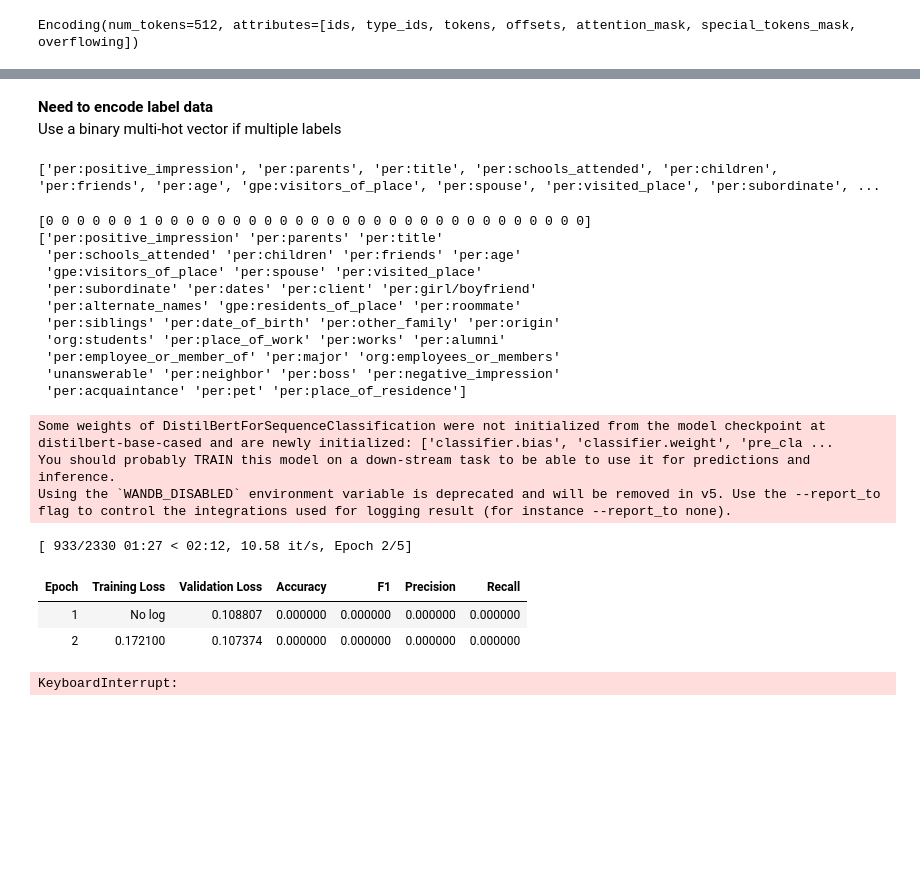
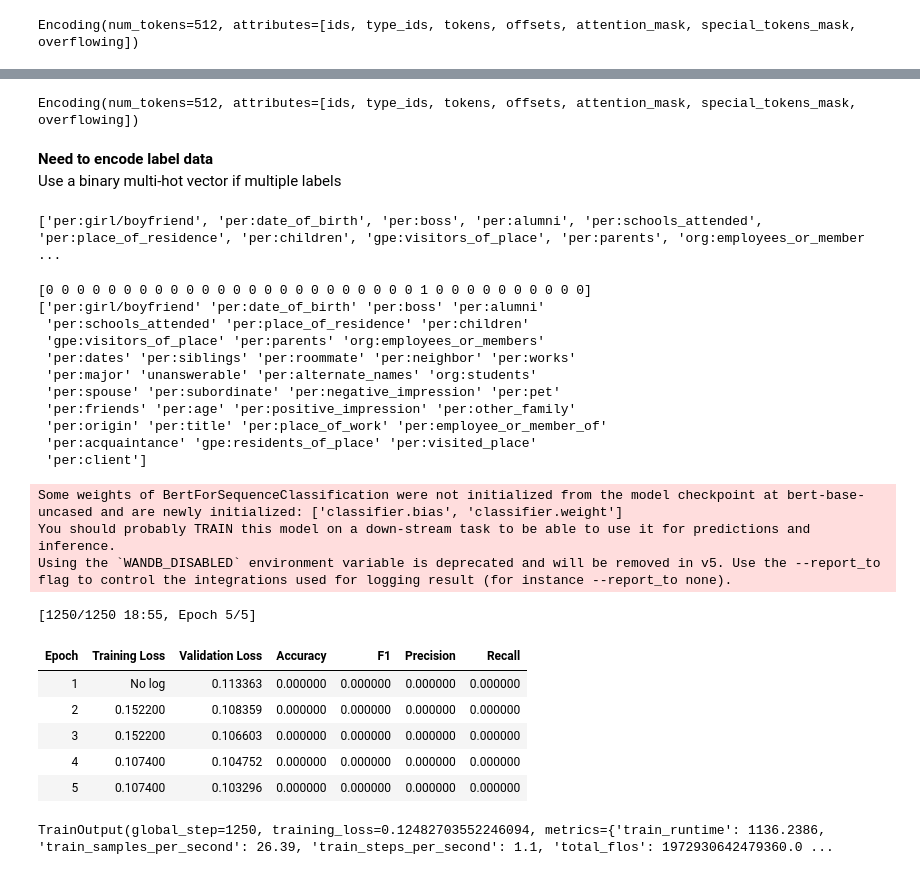
Before and after one commit to Mozzer2310/text-mining-cwk, a Jupyter notebook: bert-experiments.ipynb, the cells around one changed output, grey strips where cells are left out. Cells and saved outputs as stored; diff of their text form; code cells hidden in the pictures; blank space fills up the shorter version.

```diff
--- a/bert-experiments.ipynb
+++ b/bert-experiments.ipynb
@@ -65,7 +60,7 @@ import re
 from transformers import AutoTokenizer
 # %%
 # Initialize tokenizer
-tokenizer = AutoTokenizer.from_pretrained("distilbert-base-cased")
+tokenizer = AutoTokenizer.from_pretrained("bert-base-uncased")
 # %%
 def add_tokens(example, add_triggers=True):
     """Converts datapoint to a list of tuples containing dialog with separated entities and their relation"""
@@ -93,5 +88,6 @@ def add_tokens(example, add_triggers=True):
 
     return data, relation_labels
 # %%
-add_tokens(dataset['test'][0])
+data, labels = add_tokens(dataset['test'][0])
+print(data, labels)
 # %% [output]
@@ -138,3 +117,15 @@ print(tokenizer.decode(test_encodings[0].ids))
+# %%
+train_data = []
+train_relation_labels = []
+for datapoint in dataset['train']:
+    data, relation_labels = add_tokens(datapoint)
+    train_data.extend(data)
+    train_relation_labels.extend(relation_labels)
+
+train_encodings = tokenizer(train_data, padding="max_length", truncation=True)
+print(train_encodings[0])
+# %% [output]
+Encoding(num_tokens=512, attributes=[ids, type_ids, tokens, offsets, attention_mask, special_tokens_mask, overflowing])
 # %% [markdown]
 **Need to encode label data**
 Use a binary multi-hot vector if multiple labels
@@ -156,24 +147,25 @@ print(all_labels)
 mlb = MultiLabelBinarizer(classes=all_labels)
 
 # Fit and transform the labels
-encoded_labels = mlb.fit_transform(test_relation_labels)
+encoded_test_labels = mlb.fit_transform(test_relation_labels)
+encoded_train_labels = mlb.fit_transform(train_relation_labels)
 # %% [output]
-['per:positive_impression', 'per:parents', 'per:title', 'per:schools_attended', 'per:children', 'per:friends', 'per:age', 'gpe:visitors_of_place', 'per:spouse', 'per:visited_place', 'per:subordinate', ...
+['per:girl/boyfriend', 'per:date_of_birth', 'per:boss', 'per:alumni', 'per:schools_attended', 'per:place_of_residence', 'per:children', 'gpe:visitors_of_place', 'per:parents', 'org:employees_or_member ...
 # %%
-print(encoded_labels[0])
+print(encoded_test_labels[0])
 print(mlb.classes_)
 # %% [output]
-[0 0 0 0 0 0 1 0 0 0 0 0 0 0 0 0 0 0 0 0 0 0 0 0 0 0 0 0 0 0 0 0 0 0 0]
-['per:positive_impression' 'per:parents' 'per:title'
- 'per:schools_attended' 'per:children' 'per:friends' 'per:age'
- 'gpe:visitors_of_place' 'per:spouse' 'per:visited_place'
- 'per:subordinate' 'per:dates' 'per:client' 'per:girl/boyfriend'
- 'per:alternate_names' 'gpe:residents_of_place' 'per:roommate'
- 'per:siblings' 'per:date_of_birth' 'per:other_family' 'per:origin'
- 'org:students' 'per:place_of_work' 'per:works' 'per:alumni'
- 'per:employee_or_member_of' 'per:major' 'org:employees_or_members'
- 'unanswerable' 'per:neighbor' 'per:boss' 'per:negative_impression'
- 'per:acquaintance' 'per:pet' 'per:place_of_residence']
+[0 0 0 0 0 0 0 0 0 0 0 0 0 0 0 0 0 0 0 0 0 0 0 0 1 0 0 0 0 0 0 0 0 0 0]
+['per:girl/boyfriend' 'per:date_of_birth' 'per:boss' 'per:alumni'
+ 'per:schools_attended' 'per:place_of_residence' 'per:children'
+ 'gpe:visitors_of_place' 'per:parents' 'org:employees_or_members'
+ 'per:dates' 'per:siblings' 'per:roommate' 'per:neighbor' 'per:works'
+ 'per:major' 'unanswerable' 'per:alternate_names' 'org:students'
+ 'per:spouse' 'per:subordinate' 'per:negative_impression' 'per:pet'
+ 'per:friends' 'per:age' 'per:positive_impression' 'per:other_family'
+ 'per:origin' 'per:title' 'per:place_of_work' 'per:employee_or_member_of'
+ 'per:acquaintance' 'gpe:residents_of_place' 'per:visited_place'
+ 'per:client']
 # %%
 import torch
 import numpy as np
@@ -215,10 +207,10 @@ class MultiLabelDataset(Dataset):
         }
 
 # Prepare dataset
-dataset = MultiLabelDataset(test_data, encoded_labels, tokenizer)
+dataset2 = MultiLabelDataset(train_data, encoded_train_labels, tokenizer)
 
 # Initialize BERT model for multi-label classification
-model = AutoModelForSequenceClassification.from_pretrained("distilbert-base-cased", num_labels=len(all_labels))
+model = AutoModelForSequenceClassification.from_pretrained("bert-base-uncased", num_labels=len(all_labels))
 
 # Custom metrics function for evaluation
 def compute_metrics(eval_pred):
@@ -232,41 +224,44 @@ def compute_metrics(eval_pred):
         "accuracy": acc,
         "f1": f1,
         "precision": precision,
         "recall": recall
     }
 
 # Training arguments
 training_args = TrainingArguments(
     output_dir="./bert_multilabel",
     evaluation_strategy="epoch",
     save_strategy="epoch",
-    learning_rate=2e-5,
-    per_device_train_batch_size=4,
-    per_device_eval_batch_size=4,
-    num_train_epochs=5,
+    learning_rate=3e-5,
+    per_device_train_batch_size=24,
+    per_device_eval_batch_size=24,
+    num_train_epochs=5, # 20 epochs
     weight_decay=0.01,
     load_best_model_at_end=True,
     metric_for_best_model="f1",
     greater_is_better=True
 )
 
 # Initialize Trainer
 trainer = Trainer(
     model=model,
     args=training_args,
-    train_dataset=dataset,
-    eval_dataset=dataset,
+    train_dataset=dataset2,
+    eval_dataset=dataset2,
     compute_metrics=compute_metrics
 )
 
 # Train the model
 trainer.train()
 # %% [output]
-Some weights of DistilBertForSequenceClassification were not initialized from the model checkpoint at distilbert-base-cased and are newly initialized: ['classifier.bias', 'classifier.weight', 'pre_cla ...
+Some weights of BertForSequenceClassification were not initialized from the model checkpoint at bert-base-uncased and are newly initialized: ['classifier.bias', 'classifier.weight']
 You should probably TRAIN this model on a down-stream task to be able to use it for predictions and inference.
 Using the `WANDB_DISABLED` environment variable is deprecated and will be removed in v5. Use the --report_to flag to control the integrations used for logging result (for instance --report_to none).
-[ 933/2330 01:27 < 02:12, 10.58 it/s, Epoch 2/5]
+[1250/1250 18:55, Epoch 5/5]
 | Epoch | Training Loss | Validation Loss | Accuracy | F1 | Precision | Recall |
-| 1 | No log | 0.108807 | 0.000000 | 0.000000 | 0.000000 | 0.000000 |
-| 2 | 0.172100 | 0.107374 | 0.000000 | 0.000000 | 0.000000 | 0.000000 |
+| 1 | No log | 0.113363 | 0.000000 | 0.000000 | 0.000000 | 0.000000 |
+| 2 | 0.152200 | 0.108359 | 0.000000 | 0.000000 | 0.000000 | 0.000000 |
+| 3 | 0.152200 | 0.106603 | 0.000000 | 0.000000 | 0.000000 | 0.000000 |
+| 4 | 0.107400 | 0.104752 | 0.000000 | 0.000000 | 0.000000 | 0.000000 |
+| 5 | 0.107400 | 0.103296 | 0.000000 | 0.000000 | 0.000000 | 0.000000 |
-KeyboardInterrupt:
+TrainOutput(global_step=1250, training_loss=0.12482703552246094, metrics={'train_runtime': 1136.2386, 'train_samples_per_second': 26.39, 'train_steps_per_second': 1.1, 'total_flos': 1972930642479360.0 ...
```
Also changed, not shown: parts of 4 cells of this notebook.
